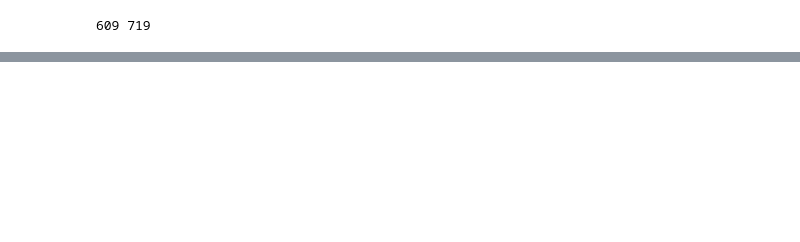
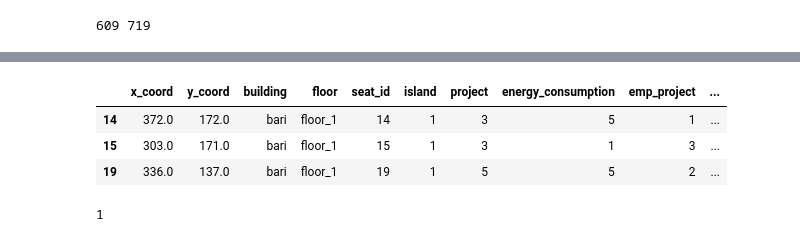
Before and after one commit to ruslanmv/How-to-create-custom-Reinforcement-Learning-environment, a Jupyter notebook: custom_game/gym-basic/1-Load-a-Custom-Gym-Environment.ipynb, the cells around one changed output, grey strips where cells are left out. Saved outputs shown, nothing was run; the diff lists cells and outputs as text; code cells hidden in the pictures; blank space fills up the shorter version.

```diff
--- a/custom_game/gym-basic/1-Load-a-Custom-Gym-Environment.ipynb
+++ b/custom_game/gym-basic/1-Load-a-Custom-Gym-Environment.ipynb
@@ -3107,0 +3125,11 @@ SystemExit:
+# %%
+df[(df['island']==1) & (df['occupied']==1 )]
+# %% [output]
+|  | x_coord | y_coord | building | floor | seat_id | island | project | energy_consumption | emp_project | ... |
+| 14 | 372.0 | 172.0 | bari | floor_1 | 14 | 1 | 3 | 5 | 1 | ... |
+| 15 | 303.0 | 171.0 | bari | floor_1 | 15 | 1 | 3 | 1 | 3 | ... |
+| 19 | 336.0 | 137.0 | bari | floor_1 | 19 | 1 | 5 | 5 | 2 | ... |
+# %%
+len(df[(df['island']==1) & (df['occupied']==0 )])
+# %% [output]
+1
```
Also changed, not shown: parts of 115 cells of this notebook, 1 other file.
